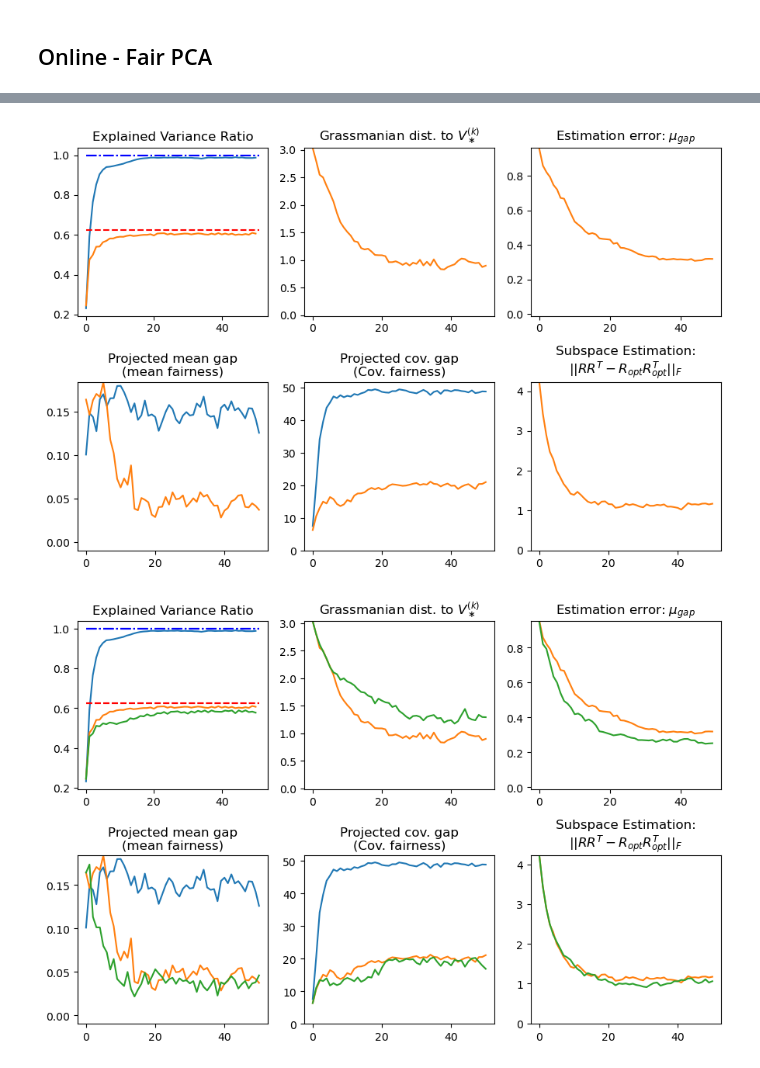
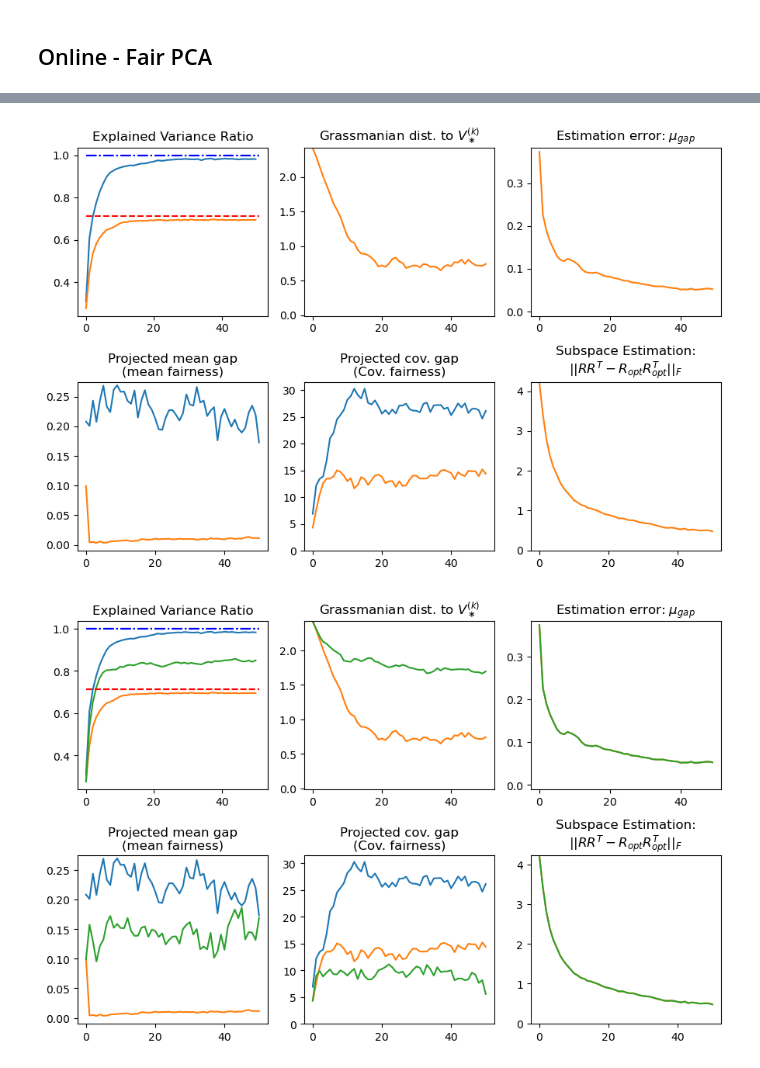
Before and after one commit to HanseulJo/fair-streaming-pca, a Jupyter notebook: FairPCA.ipynb, the cells around one changed output, grey strips where cells are left out. Cells and saved outputs as stored; diff of their text form; code cells hidden in the pictures.

```diff
--- a/FairPCA.ipynb
+++ b/FairPCA.ipynb
@@ -6,7 +6,7 @@ from jax import random
 
 Algo = StreamingFairBlockPCA(
     data_dim=100,
-    probability=0.2,
+    probability=0.5,
     nullity=0,  # nullity of Sigma_gap
     seed=0,
     eps=0.1,
@@ -101,18 +101,18 @@ fig
 # %%
 n_iter = 50
 V = Algo.train(
-    target_dim=5,
+    target_dim=3,
     rank=10,
     n_iter=n_iter,
+    n_iter_inner=n_iter,
     batch_size_subspace=None,
     batch_size_pca=1000,
     constraint='vanilla', # unfair
     subspace_optimization=None,
     pca_optimization='npm',
     lr_pca=None,
-    n_iter_inner=1,
     seed=0,
-    tol=0,
+    verbose=True,
     # lr_scheduler=lambda t: 0.998**(t-1)
 )
 fig, axes = Algo.plot_buffer(save=None);  # semicolon
@@ -123,18 +123,18 @@ fig, axes = Algo.plot_buffer(save=None);  # semicolon
 # %%
 n_iter = 50
 V = Algo.train(
-    target_dim=5,
+    target_dim=3,
     rank=10,
     n_iter=n_iter,
-    batch_size_subspace=500,
-    batch_size_pca=500,
+    n_iter_inner=n_iter,
+    batch_size_subspace=10000,
+    batch_size_pca=1000,
     constraint='all',
     subspace_optimization='npm',
     pca_optimization='npm',
     lr_pca=None,
-    n_iter_inner=1,
     seed=0,
-    tol=0,
+    verbose=True,
     fairness_tradeoff=1
     # lr_scheduler=lambda t: 0.998**(t-1)
 )
@@ -142,27 +142,27 @@ V = Algo.train(
 Algo.plot_buffer(save=None, fig=fig, axes=axes);
 fig
 # %% [output]
-[figure, old version]
+[figure, new version]
 # %%
 n_iter = 50
 V = Algo.train(
-    target_dim=5,
+    target_dim=3,
     rank=10,
     n_iter=n_iter,
-    batch_size_subspace=750,
-    batch_size_pca=250,
+    n_iter_inner=n_iter,
+    batch_size_subspace=10000,
+    batch_size_pca=1000,
     constraint='all',
     subspace_optimization='npm',
     pca_optimization='npm',
     lr_pca=None,
-    n_iter_inner=1,
     seed=0,
-    tol=0,
-    fairness_tradeoff=1
+    verbose=True,
+    fairness_tradeoff=0.2
     # lr_scheduler=lambda t: 0.998**(t-1)
 )
 # fig, axes = Algo.plot_buffer(save=None);  # semicolon
 Algo.plot_buffer(save=None, fig=fig, axes=axes);
 fig
 # %% [output]
-[figure, old version]
+[figure, new version]
```
Also changed, not shown: parts of 8 cells of this notebook, 2 other files.
